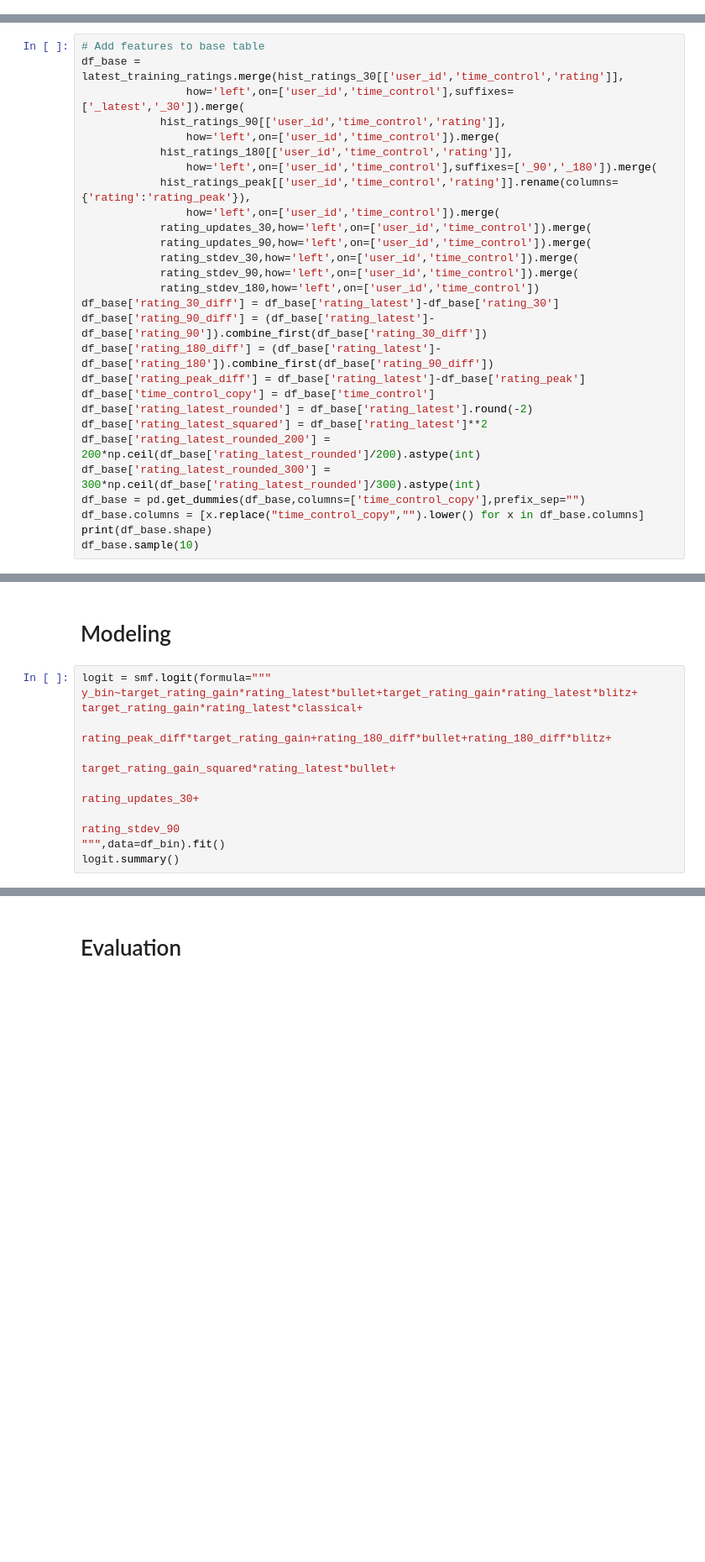
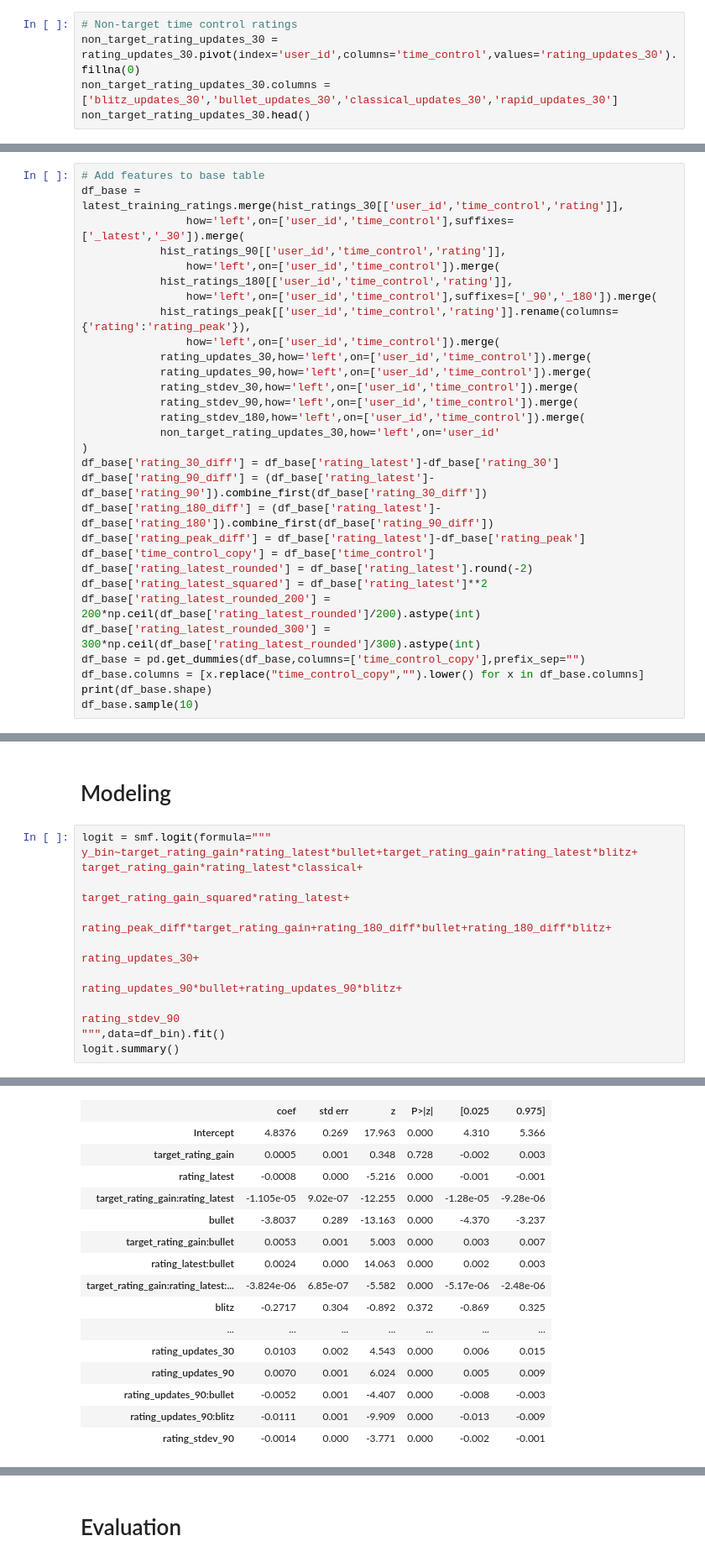
Before and after one commit to ZackAttack614/Discord-Chess-Bot, a Jupyter notebook: modeling.ipynb, the cells around one changed output, grey strips where cells are left out. Shown at 84% size. Saved outputs shown, nothing was run; the diff lists cells and outputs as text; blank space fills up the shorter version.

```diff
--- a/modeling.ipynb
+++ b/modeling.ipynb
@@ -60,0 +112,5 @@ rating_updates_90.head()
+# %%
+# Non-target time control ratings
+non_target_rating_updates_30 = rating_updates_30.pivot(index='user_id',columns='time_control',values='rating_updates_30').fillna(0)
+non_target_rating_updates_30.columns = ['blitz_updates_30','bullet_updates_30','classical_updates_30','rapid_updates_30']
+non_target_rating_updates_30.head()
@@ -72,7 +136,9 @@ df_base = latest_training_ratings.merge(hist_ratings_30[['user_id','time_control
             rating_updates_90,how='left',on=['user_id','time_control']).merge(
             rating_stdev_30,how='left',on=['user_id','time_control']).merge(
             rating_stdev_90,how='left',on=['user_id','time_control']).merge(
-            rating_stdev_180,how='left',on=['user_id','time_control'])
+            rating_stdev_180,how='left',on=['user_id','time_control']).merge(
+            non_target_rating_updates_30,how='left',on='user_id'
+)
 df_base['rating_30_diff'] = df_base['rating_latest']-df_base['rating_30']
 df_base['rating_90_diff'] = (df_base['rating_latest']-df_base['rating_90']).combine_first(df_base['rating_30_diff'])
 df_base['rating_180_diff'] = (df_base['rating_latest']-df_base['rating_180']).combine_first(df_base['rating_90_diff'])
@@ -220,12 +479,15 @@ logit = smf.logit(formula="""
 y_bin~target_rating_gain*rating_latest*bullet+target_rating_gain*rating_latest*blitz+
 target_rating_gain*rating_latest*classical+
 
+target_rating_gain_squared*rating_latest+
+
 rating_peak_diff*target_rating_gain+rating_180_diff*bullet+rating_180_diff*blitz+
 
-target_rating_gain_squared*rating_latest*bullet+
+rating_updates_30+
 
-rating_updates_30+
+rating_updates_90*bullet+rating_updates_90*blitz+
 
 rating_stdev_90
 """,data=df_bin).fit()
 logit.summary()
+# %% [output]
@@ -232,3 +505,19 @@ logit.summary()
+|  | coef | std err | z | P>|z| | [0.025 | 0.975] |
+| Intercept | 4.8376 | 0.269 | 17.963 | 0.000 | 4.310 | 5.366 |
+| target_rating_gain | 0.0005 | 0.001 | 0.348 | 0.728 | -0.002 | 0.003 |
+| rating_latest | -0.0008 | 0.000 | -5.216 | 0.000 | -0.001 | -0.001 |
+| target_rating_gain:rating_latest | -1.105e-05 | 9.02e-07 | -12.255 | 0.000 | -1.28e-05 | -9.28e-06 |
+| bullet | -3.8037 | 0.289 | -13.163 | 0.000 | -4.370 | -3.237 |
+| target_rating_gain:bullet | 0.0053 | 0.001 | 5.003 | 0.000 | 0.003 | 0.007 |
+| rating_latest:bullet | 0.0024 | 0.000 | 14.063 | 0.000 | 0.002 | 0.003 |
+| target_rating_gain:rating_latest:... | -3.824e-06 | 6.85e-07 | -5.582 | 0.000 | -5.17e-06 | -2.48e-06 |
+| blitz | -0.2717 | 0.304 | -0.892 | 0.372 | -0.869 | 0.325 |
+| ... | ... | ... | ... | ... | ... | ... |
+| rating_updates_30 | 0.0103 | 0.002 | 4.543 | 0.000 | 0.006 | 0.015 |
+| rating_updates_90 | 0.0070 | 0.001 | 6.024 | 0.000 | 0.005 | 0.009 |
+| rating_updates_90:bullet | -0.0052 | 0.001 | -4.407 | 0.000 | -0.008 | -0.003 |
+| rating_updates_90:blitz | -0.0111 | 0.001 | -9.909 | 0.000 | -0.013 | -0.009 |
+| rating_stdev_90 | -0.0014 | 0.000 | -3.771 | 0.000 | -0.002 | -0.001 |
 # %%
 # Regression
 ols = smf.ols(formula="""
```
Also changed, not shown: parts of 73 cells of this notebook, 2 other files.
